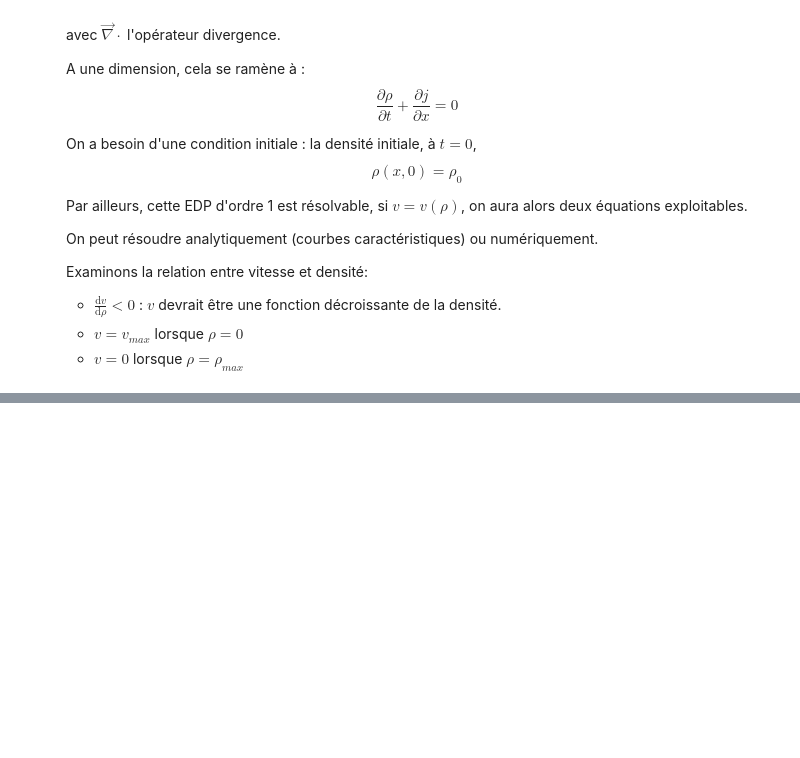
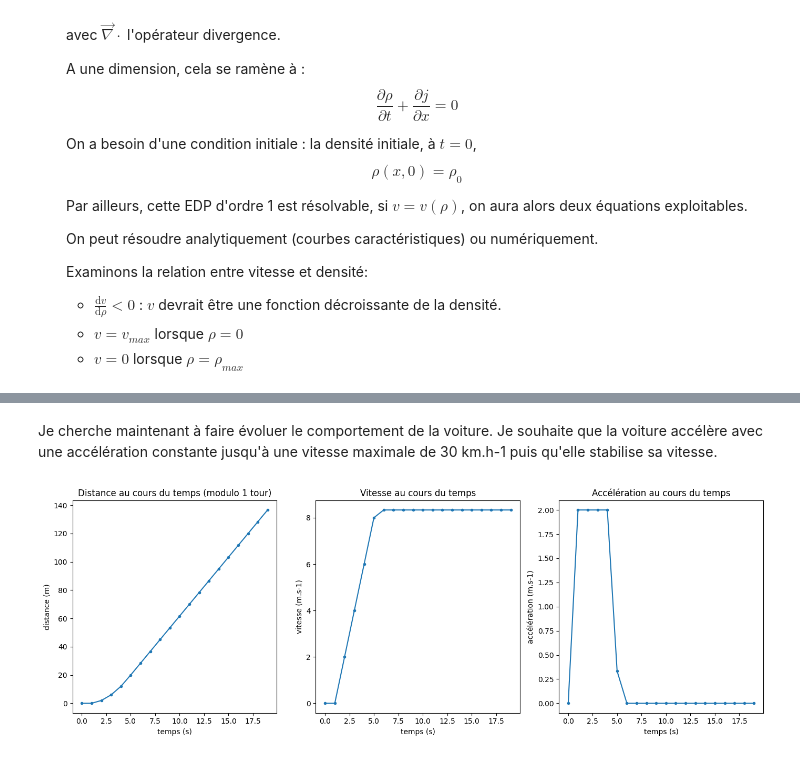
Before and after one commit to ThibautLavenant/phyMod_miniproject, a Jupyter notebook: MiniProject.ipynb, the cells around one changed output, grey strips where cells are left out. Cells and saved outputs as stored; diff of their text form; code cells hidden in the pictures; blank space fills up the shorter version.

```diff
--- a/MiniProject.ipynb
+++ b/MiniProject.ipynb
@@ -116,0 +190,42 @@ v(1-kt\exp(\frac{t_1-t}{t_1})) &, & \ t > 0
+# %% [markdown]
+Je cherche maintenant à faire évoluer le comportement de la voiture. Je souhaite que la voiture accélère avec une accélération constante jusqu'à une vitesse maximale de 30 km.h-1 puis qu'elle stabilise sa vitesse.
+# %%
+_accelMax = 2 #m.s-2
+_accelMin = 0.2 #m.s-2
+
+_breakMax = 10 #m.s-2
+_breakMin = 2 #m.s-2
+
+def getCarKinematics(l_t):
+    '''Donne la position angulaire de la voiture à partir d'une liste d'instants (en secondes)'''
+    retVal = np.empty((3, len(l_t)))
+
+    # Conditions initiales
+    retVal[0, 0] = 0
+    retVal[1, 0] = 0
+    retVal[2, 0] = 0
+
+    # Cette fois on utilise une approche instant par instant pour que la voiture puisse réagir à la situation
+    for i in range(1, len(l_t)) :
+        delta_t = l_t[i] - l_t[i-1]
+
+        if (retVal[1, i-1] < _maxSpeed) :
+            # On calcule l'accéléretion voulue pour atteindre la vitesse cible en un intervalle de temps
+            desiredAccel = min((_maxSpeed - retVal[1, i]) / delta_t, _accelMax)
+            if (desiredAccel < _accelMin):
+                desiredAccel = 0
+            retVal[2, i] = desiredAccel
+        elif (retVal[1, i-1] > _maxSpeed) :
+            retVal[2, i] = -_breakMin
+        else :
+            retVal[2, i] = 0
+
+        retVal[1, i] = retVal[1, i-1] + retVal[2, i-1] * delta_t
+        retVal[0, i] = retVal[0, i-1] + retVal[1, i] * delta_t
+    return retVal
+
+# On affiche la nouvelle cinématique
+np_times = np.arange(0, 20, 1) # en secondes
+showCarKinematics(getCarKinematics(np_times))
+# %% [output]
+[figure, added]
```
Also changed, not shown: parts of 6 cells of this notebook, 1 other file.
